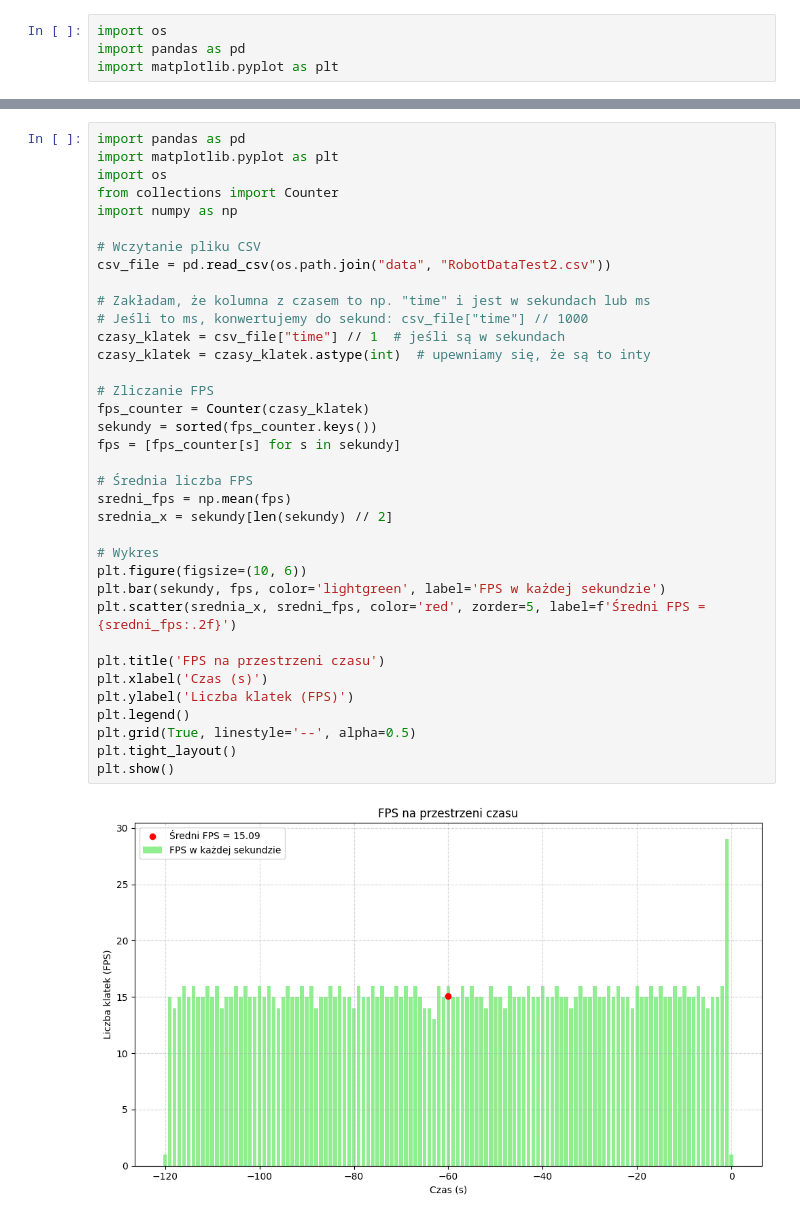
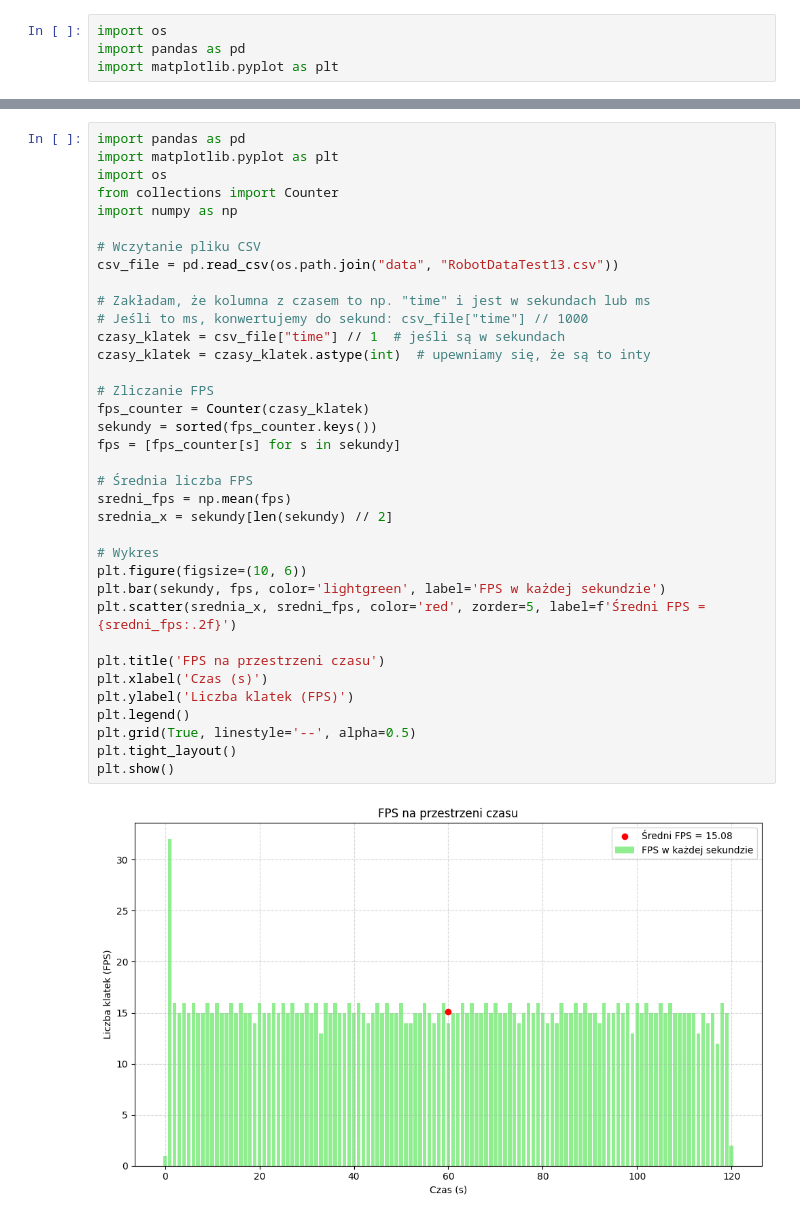
Before and after one commit to kmieczkowska/PathFinderSofware, a Jupyter notebook: python/ScriptRobotData.ipynb, the cells around one changed output, grey strips where cells are left out. Drawn from its saved outputs; the diff is of its cells as text.

```diff
--- a/python/ScriptRobotData.ipynb
+++ b/python/ScriptRobotData.ipynb
@@ -68,36 +107,36 @@ from collections import Counter
 import numpy as np
 
 # Wczytanie pliku CSV
-csv_file = pd.read_csv(os.path.join("data", "RobotDataTest2.csv"))
+csv_file = pd.read_csv(os.path.join("data", "RobotDataTest13.csv"))
 
 # Zakładam, że kolumna z czasem to np. "time" i jest w sekundach lub ms
 # Jeśli to ms, konwertujemy do sekund: csv_file["time"] // 1000
 czasy_klatek = csv_file["time"] // 1  # jeśli są w sekundach
 czasy_klatek = czasy_klatek.astype(int)  # upewniamy się, że są to inty
 
 # Zliczanie FPS
 fps_counter = Counter(czasy_klatek)
 sekundy = sorted(fps_counter.keys())
 fps = [fps_counter[s] for s in sekundy]
 
 # Średnia liczba FPS
 sredni_fps = np.mean(fps)
 srednia_x = sekundy[len(sekundy) // 2]
 
 # Wykres
 plt.figure(figsize=(10, 6))
 plt.bar(sekundy, fps, color='lightgreen', label='FPS w każdej sekundzie')
 plt.scatter(srednia_x, sredni_fps, color='red', zorder=5, label=f'Średni FPS = {sredni_fps:.2f}')
 
 plt.title('FPS na przestrzeni czasu')
 plt.xlabel('Czas (s)')
 plt.ylabel('Liczba klatek (FPS)')
 plt.legend()
 plt.grid(True, linestyle='--', alpha=0.5)
 plt.tight_layout()
 plt.show()
 # %% [output]
-[figure, old version]
+[figure, new version]
 # %%
 plt.plot(csv_flie["xPos"],csv_flie["yPos"])
 # %% [output]
```
Also changed, not shown: parts of 7 cells of this notebook, 9 other files.
